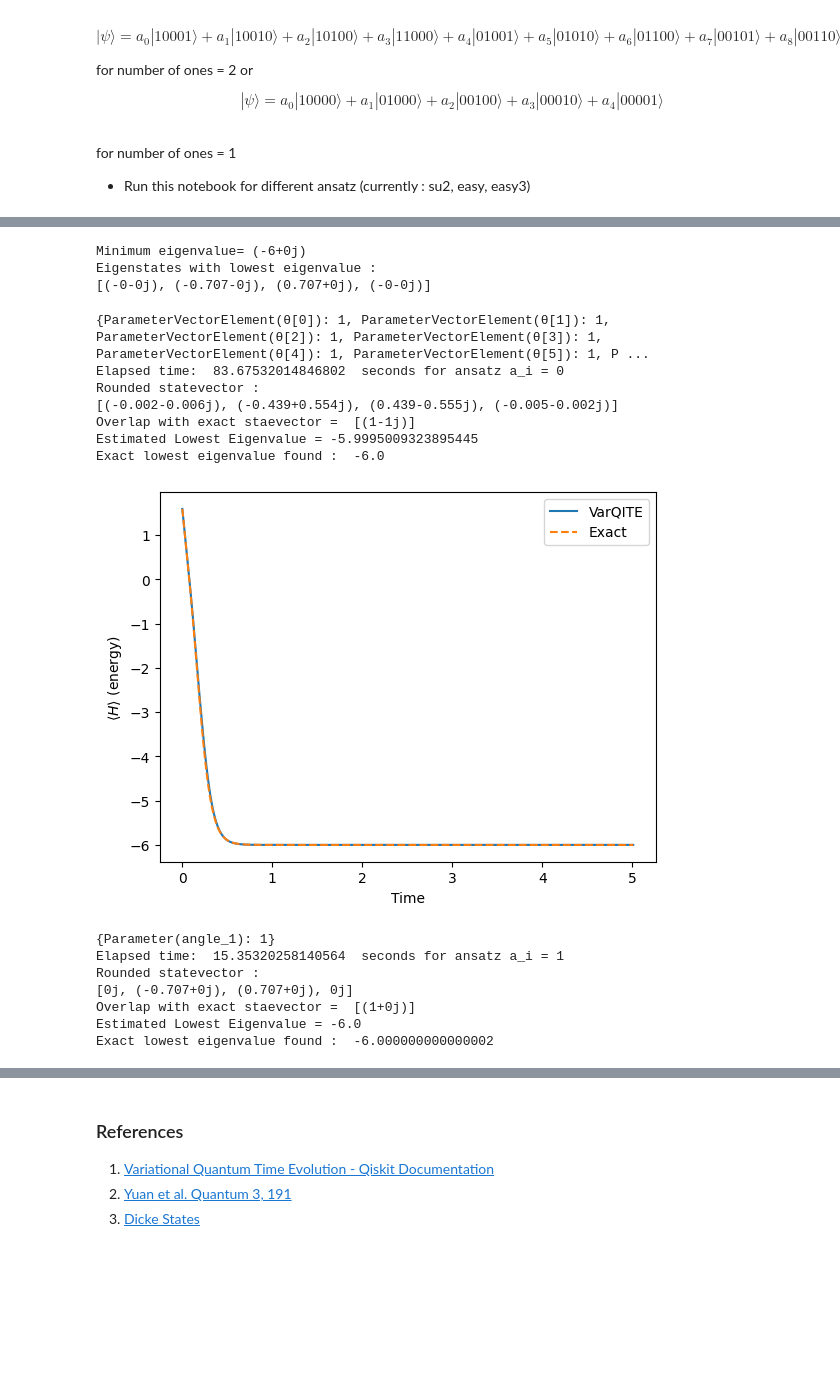
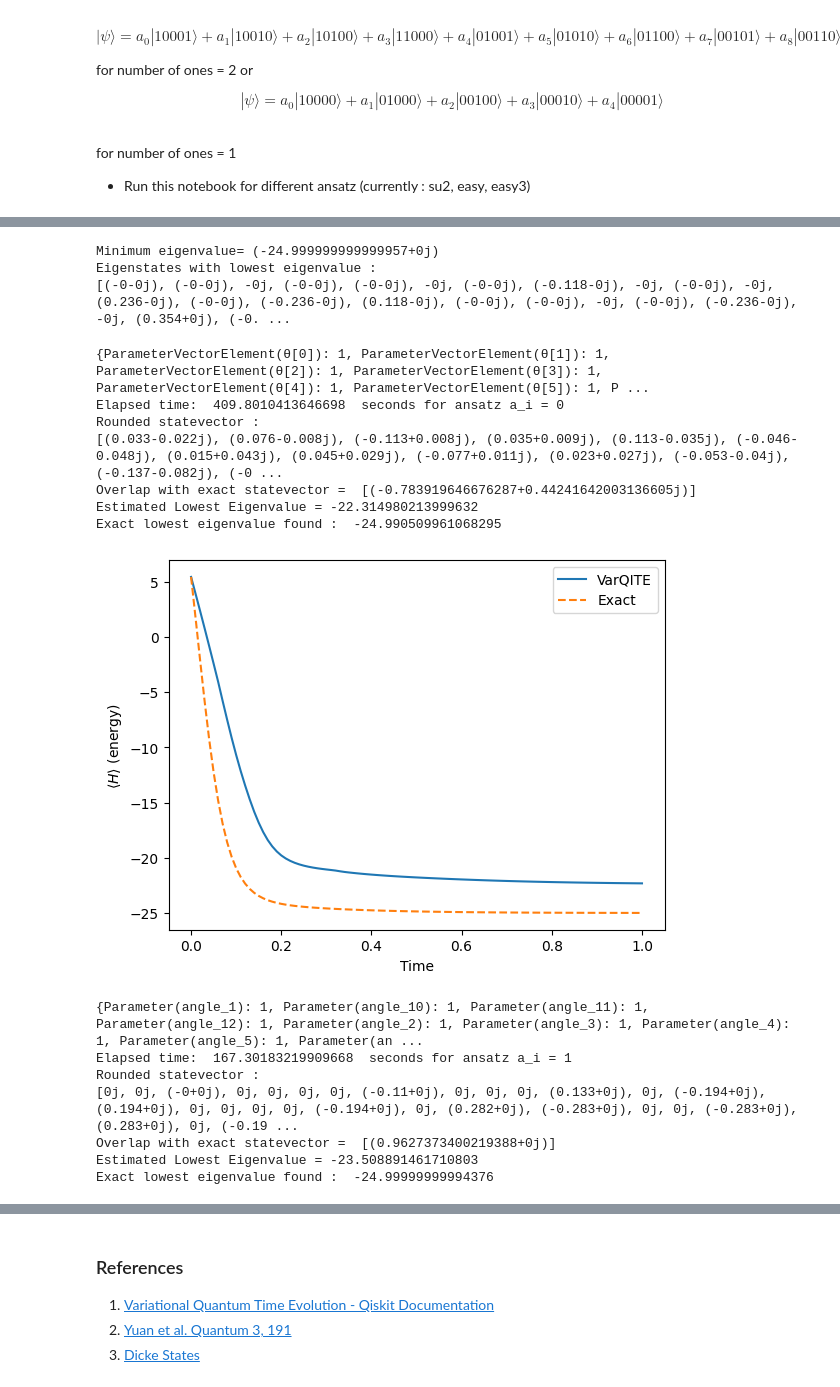
Before and after one commit to Cheshta-Joshi/hubb_sim, a Jupyter notebook: VarQITE_ansatz.ipynb, the cells around one changed output, grey strips where cells are left out. Drawn from its saved outputs; the diff is of its cells as text; code cells hidden in the pictures; blank space fills up the shorter version.

Commit message:
Updated VarQITE ansatz

```diff
--- a/VarQITE_ansatz.ipynb
+++ b/VarQITE_ansatz.ipynb
@@ -69,13 +69,13 @@ def spinless_basis(N,r) :
         basis_set.append(basis)
     return basis_set
 # %%
-N=2
+N=6
 e=[1]*N
 t=7
 H_op = tb0_JW(N,e,t)
 # %%
 #This finds the right results for less number of qubits and takes a lot of time
-su2 = EfficientSU2(H_op.num_qubits, reps=1)
+su2 = EfficientSU2(H_op.num_qubits, reps=3)
 su2.decompose().draw('mpl')
 #print(su2.parameters)
 # %% [output]
@@ -154,9 +129,9 @@ print("Eigenstates with lowest eigenvalue : ")
 for state in eigstates :
     print([np.round(x,3) for x in np.asarray(state)])
 # %% [output]
-Minimum eigenvalue= (-6+0j)
+Minimum eigenvalue= (-24.999999999999957+0j)
 Eigenstates with lowest eigenvalue :
-[(-0-0j), (-0.707-0j), (0.707+0j), (-0-0j)]
+[(-0-0j), (-0-0j), -0j, (-0-0j), (-0-0j), -0j, (-0-0j), (-0.118-0j), -0j, (-0-0j), -0j, (0.236-0j), (-0-0j), (-0.236-0j), (0.118-0j), (-0-0j), (-0-0j), -0j, (-0-0j), (-0.236-0j), -0j, (0.354+0j), (-0. ...
 # %%
 ansatz_list = [su2,dicke_param(N,N//2)]
 backend = Aer.get_backend('statevector_simulator')
@@ -167,16 +142,21 @@ for a_i,ansatz in enumerate(ansatz_list) :
         init_param_values[ansatz.parameters[i]]=1
     print(init_param_values)
 
-    var_principle = ImaginaryMcLachlanPrinciple()
+    exp_time = 1.0
+    num_steps = 100
 
-    exp_time = 5.0
     aux_ops = [H_op]
     evolution_problem = TimeEvolutionProblem(H_op, exp_time, aux_operators=aux_ops)
 
     start_time = time.time()
-    var_principle = ImaginaryMcLachlanPrinciple(qgt = ReverseQGT() , gradient = ReverseEstimatorGradient())
+
+    #var_principle = ImaginaryMcLachlanPrinciple()
+    var_principle = ImaginaryMcLachlanPrinciple(qgt = ReverseQGT() ,
+                                                gradient = ReverseEstimatorGradient())
+
     evolution_problem = TimeEvolutionProblem(H_op, exp_time, aux_operators=aux_ops)
-    var_qite = VarQITE(ansatz, init_param_values, var_principle, Estimator())
+    var_qite = VarQITE(ansatz, init_param_values, var_principle, Estimator(),
+                      num_timesteps=num_steps)
     evolution_result_eff = var_qite.evolve(evolution_problem)
     end_time = time.time()
     elapsed_time = end_time - start_time
@@ -191,49 +171,51 @@ for a_i,ansatz in enumerate(ansatz_list) :
 
     sum_of_squares = (np.array(eff_statevector).conj() @ np.array(eff_statevector)).real
     norm_state = eff_statevector/np.sqrt(sum_of_squares)
     final_sv = [np.round(x,3) for x in np.asarray(norm_state)]
     print("Rounded statevector : ")
     print(final_sv)
 
     overlap_list =[]
     for state in eigstates :
-        overlap_list.append(np.round(np.dot(state,final_sv)))
-    print("Overlap with exact staevector = ",overlap_list)
+        overlap_list.append(np.dot(state,np.conj(norm_state)))
+    print("Overlap with exact statevector = ",overlap_list)
 
     h_exp_val = np.array([ele[0][0] for ele in evolution_result_eff.observables])
     print("Estimated Lowest Eigenvalue =", h_exp_val[-1])
 
     #Classical simulation
     init_state = Statevector(ansatz.assign_parameters(init_param_values))
 
     evolution_problem = TimeEvolutionProblem(H_op, exp_time, initial_state=init_state,
                                              aux_operators=aux_ops)
-    exact_evol = SciPyImaginaryEvolver(num_timesteps=501)
+    exact_evol = SciPyImaginaryEvolver(num_timesteps=num_steps)
     sol = exact_evol.evolve(evolution_problem)
 
     exact_h_exp_val = sol.observables[0][0].real
     print("Exact lowest eigenvalue found : ",exact_h_exp_val[-1])
 
-    times = evolution_result_eff.times
-    pylab.plot(times, h_exp_val, label= "VarQITE")
-    pylab.plot(times, exact_h_exp_val , label= "Exact",  linestyle='--')
+    times_eff = evolution_result_eff.times
+    times_exact = sol.times
+
+    pylab.plot(times_eff, h_exp_val, label= "VarQITE")
+    pylab.plot(times_exact, exact_h_exp_val , label= "Exact",  linestyle='--')
     pylab.xlabel("Time")
     pylab.ylabel(r"$\langle H \rangle$ (energy)")
     pylab.legend(loc="upper right");
     plt.pause(1)
 # %% [output]
 {ParameterVectorElement(θ[0]): 1, ParameterVectorElement(θ[1]): 1, ParameterVectorElement(θ[2]): 1, ParameterVectorElement(θ[3]): 1, ParameterVectorElement(θ[4]): 1, ParameterVectorElement(θ[5]): 1, P ...
-Elapsed time:  83.67532014846802  seconds for ansatz a_i = 0
+Elapsed time:  409.8010413646698  seconds for ansatz a_i = 0
 Rounded statevector :
-[(-0.002-0.006j), (-0.439+0.554j), (0.439-0.555j), (-0.005-0.002j)]
-Overlap with exact staevector =  [(1-1j)]
-Estimated Lowest Eigenvalue = -5.9995009323895445
-Exact lowest eigenvalue found :  -6.0
+[(0.033-0.022j), (0.076-0.008j), (-0.113+0.008j), (0.035+0.009j), (0.113-0.035j), (-0.046-0.048j), (0.015+0.043j), (0.045+0.029j), (-0.077+0.011j), (0.023+0.027j), (-0.053-0.04j), (-0.137-0.082j), (-0 ...
+Overlap with exact statevector =  [(-0.783919646676287+0.44241642003136605j)]
+Estimated Lowest Eigenvalue = -22.314980213999632
+Exact lowest eigenvalue found :  -24.990509961068295
-[figure, old version]
+[figure, new version]
-{Parameter(angle_1): 1}
-Elapsed time:  15.35320258140564  seconds for ansatz a_i = 1
+{Parameter(angle_1): 1, Parameter(angle_10): 1, Parameter(angle_11): 1, Parameter(angle_12): 1, Parameter(angle_2): 1, Parameter(angle_3): 1, Parameter(angle_4): 1, Parameter(angle_5): 1, Parameter(an ...
+Elapsed time:  167.30183219909668  seconds for ansatz a_i = 1
 Rounded statevector :
-[0j, (-0.707+0j), (0.707+0j), 0j]
-Overlap with exact staevector =  [(1+0j)]
-Estimated Lowest Eigenvalue = -6.0
-Exact lowest eigenvalue found :  -6.000000000000002
+[0j, 0j, (-0+0j), 0j, 0j, 0j, 0j, (-0.11+0j), 0j, 0j, 0j, (0.133+0j), 0j, (-0.194+0j), (0.194+0j), 0j, 0j, 0j, 0j, (-0.194+0j), 0j, (0.282+0j), (-0.283+0j), 0j, 0j, (-0.283+0j), (0.283+0j), 0j, (-0.19 ...
+Overlap with exact statevector =  [(0.9627373400219388+0j)]
+Estimated Lowest Eigenvalue = -23.508891461710803
+Exact lowest eigenvalue found :  -24.99999999994376
```
Also changed, not shown: parts of 4 cells of this notebook.
